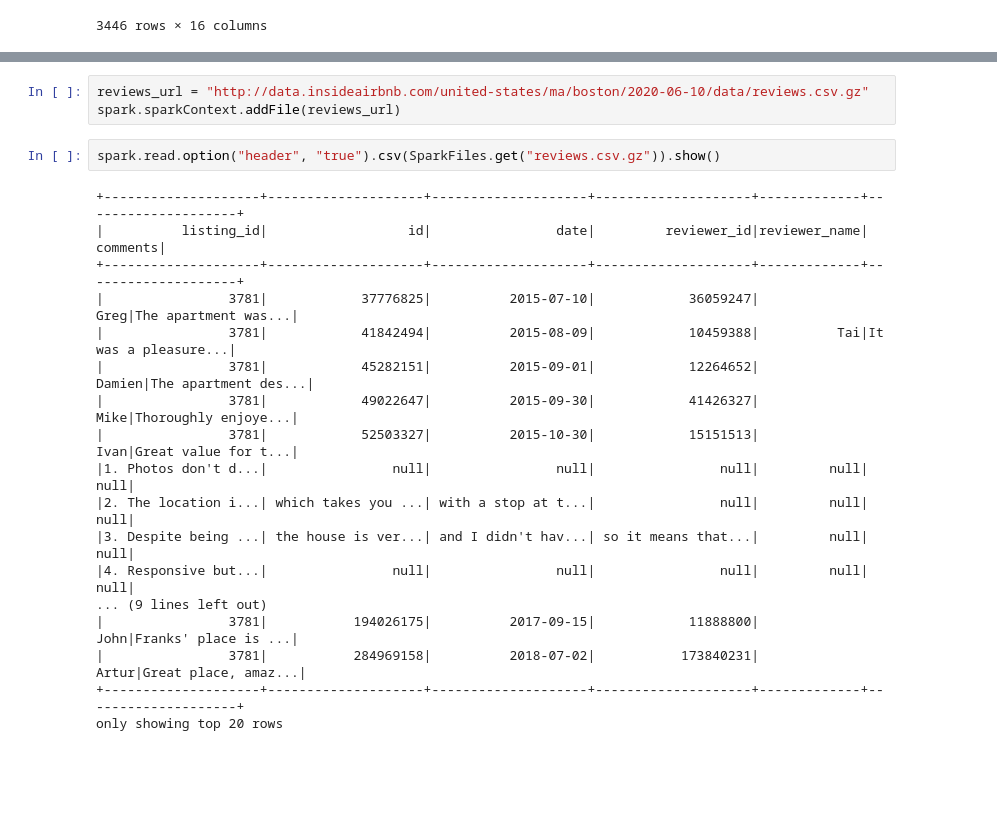
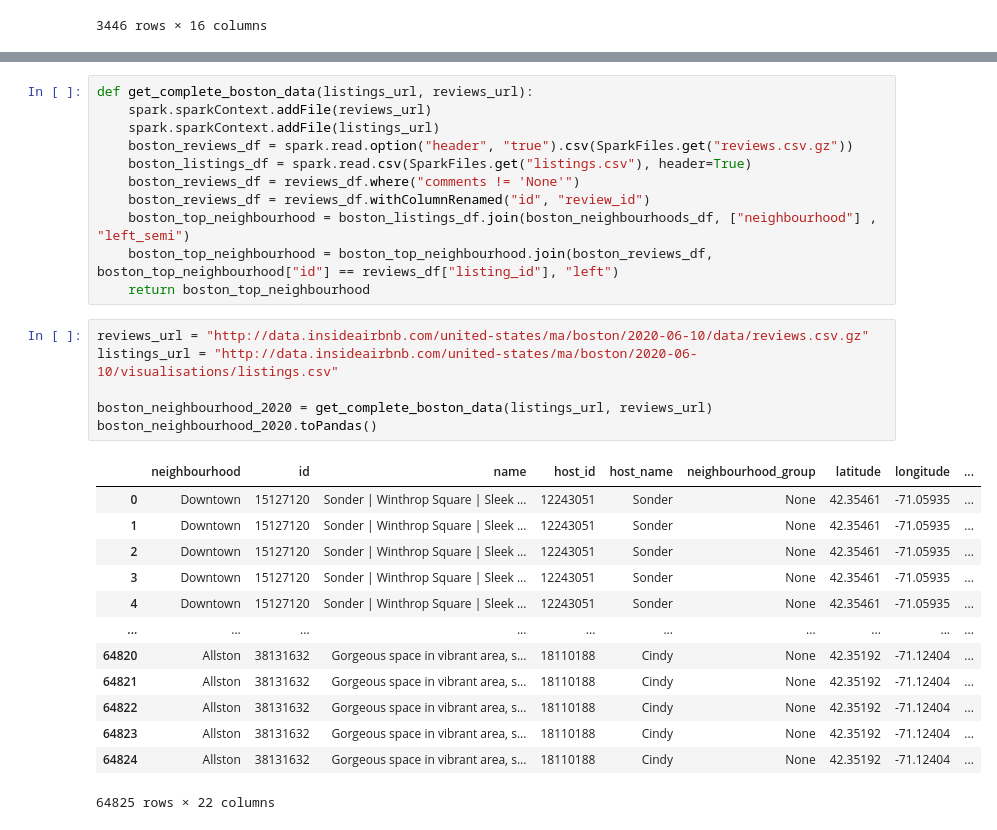
Before and after one commit to aditya-prasad-projects/Airbnb, a Jupyter notebook: test.ipynb, the cells around one changed output, grey strips where cells are left out. Drawn from its saved outputs; the diff is of its cells as text; blank space fills up the shorter version.

```diff
--- a/test.ipynb
+++ b/test.ipynb
@@ -267,24 +288,32 @@ reviews_df.toPandas()
+# %%
+def get_complete_boston_data(listings_url, reviews_url):
+    spark.sparkContext.addFile(reviews_url)
+    spark.sparkContext.addFile(listings_url)
+    boston_reviews_df = spark.read.option("header", "true").csv(SparkFiles.get("reviews.csv.gz"))
+    boston_listings_df = spark.read.csv(SparkFiles.get("listings.csv"), header=True)
+    boston_reviews_df = reviews_df.where("comments != 'None'")
+    boston_reviews_df = reviews_df.withColumnRenamed("id", "review_id")
+    boston_top_neighbourhood = boston_listings_df.join(boston_neighbourhoods_df, ["neighbourhood"] , "left_semi")
+    boston_top_neighbourhood = boston_top_neighbourhood.join(boston_reviews_df, boston_top_neighbourhood["id"] == reviews_df["listing_id"], "left")
+    return boston_top_neighbourhood
 # %%
 reviews_url = "http://data.insideairbnb.com/united-states/ma/boston/2020-06-10/data/reviews.csv.gz"
-spark.sparkContext.addFile(reviews_url)
+listings_url = "http://data.insideairbnb.com/united-states/ma/boston/2020-06-10/visualisations/listings.csv"
+
+boston_neighbourhood_2020 = get_complete_boston_data(listings_url, reviews_url)
+boston_neighbourhood_2020.toPandas()
+# %% [output]
+|  | neighbourhood | id | name | host_id | host_name | neighbourhood_group | latitude | longitude | ... |
+| 0 | Downtown | 15127120 | Sonder | Winthrop Square | Sleek ... | 12243051 | Sonder | None | 42.35461 | -71.05935 | ... |
+| 1 | Downtown | 15127120 | Sonder | Winthrop Square | Sleek ... | 12243051 | Sonder | None | 42.35461 | -71.05935 | ... |
+| 2 | Downtown | 15127120 | Sonder | Winthrop Square | Sleek ... | 12243051 | Sonder | None | 42.35461 | -71.05935 | ... |
+| 3 | Downtown | 15127120 | Sonder | Winthrop Square | Sleek ... | 12243051 | Sonder | None | 42.35461 | -71.05935 | ... |
+| 4 | Downtown | 15127120 | Sonder | Winthrop Square | Sleek ... | 12243051 | Sonder | None | 42.35461 | -71.05935 | ... |
+| ... | ... | ... | ... | ... | ... | ... | ... | ... | ... |
+| 64820 | Allston | 38131632 | Gorgeous space in vibrant area, s... | 18110188 | Cindy | None | 42.35192 | -71.12404 | ... |
+| 64821 | Allston | 38131632 | Gorgeous space in vibrant area, s... | 18110188 | Cindy | None | 42.35192 | -71.12404 | ... |
+| 64822 | Allston | 38131632 | Gorgeous space in vibrant area, s... | 18110188 | Cindy | None | 42.35192 | -71.12404 | ... |
+| 64823 | Allston | 38131632 | Gorgeous space in vibrant area, s... | 18110188 | Cindy | None | 42.35192 | -71.12404 | ... |
+| 64824 | Allston | 38131632 | Gorgeous space in vibrant area, s... | 18110188 | Cindy | None | 42.35192 | -71.12404 | ... |
+64825 rows × 22 columns
-# %%
-spark.read.option("header", "true").csv(SparkFiles.get("reviews.csv.gz")).show()
-# %% [output]
-+--------------------+--------------------+--------------------+--------------------+-------------+--------------------+
-|          listing_id|                  id|                date|         reviewer_id|reviewer_name|            comments|
-+--------------------+--------------------+--------------------+--------------------+-------------+--------------------+
-|                3781|            37776825|          2015-07-10|            36059247|         Greg|The apartment was...|
-|                3781|            41842494|          2015-08-09|            10459388|          Tai|It was a pleasure...|
-|                3781|            45282151|          2015-09-01|            12264652|       Damien|The apartment des...|
-|                3781|            49022647|          2015-09-30|            41426327|         Mike|Thoroughly enjoye...|
-|                3781|            52503327|          2015-10-30|            15151513|         Ivan|Great value for t...|
-|1. Photos don't d...|                null|                null|                null|         null|                null|
-|2. The location i...| which takes you ...| with a stop at t...|                null|         null|                null|
-|3. Despite being ...| the house is ver...| and I didn't hav...| so it means that...|         null|                null|
-|4. Responsive but...|                null|                null|                null|         null|                null|
-... (9 lines left out)
-|                3781|           194026175|          2017-09-15|            11888800|         John|Franks' place is ...|
-|                3781|           284969158|          2018-07-02|           173840231|        Artur|Great place, amaz...|
-+--------------------+--------------------+--------------------+--------------------+-------------+--------------------+
-only showing top 20 rows
 # %%
```
Also changed, not shown: parts of 23 cells of this notebook.
